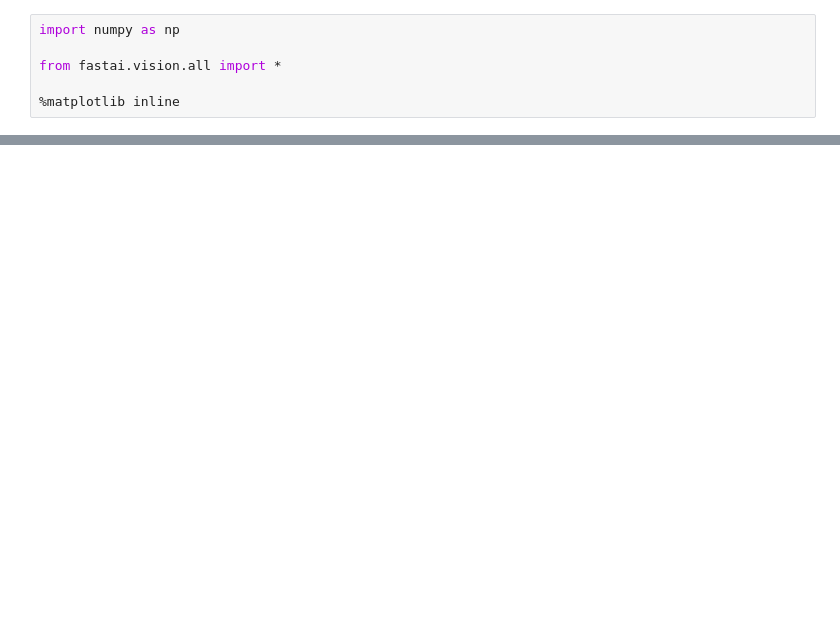
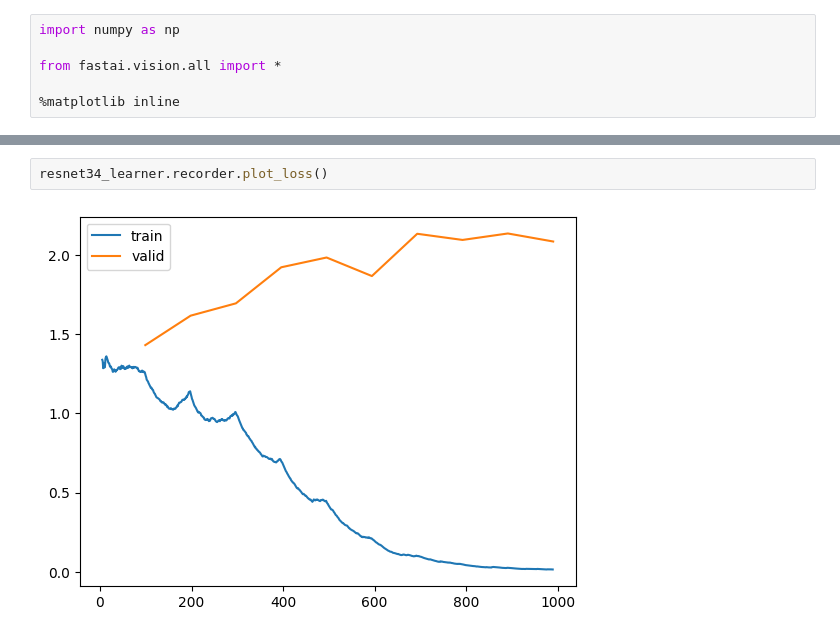
Before and after one commit to GUOliver/COMP9444-Group-Project, a Jupyter notebook: models/transfer_learning_approach.ipynb, the cells around one changed output, grey strips where cells are left out. Saved outputs shown, nothing was run; the diff lists cells and outputs as text; blank space fills up the shorter version.

```diff
--- a/models/transfer_learning_approach.ipynb
+++ b/models/transfer_learning_approach.ipynb
@@ -102,0 +139,4 @@ learner = vision_learner(dls, models.resnet50, loss_func=CrossEntropyLossFlat(),
+# %%
+resnet34_learner.recorder.plot_loss()
+# %% [output]
+[figure, added]
```
Also changed, not shown: parts of 37 cells of this notebook.
